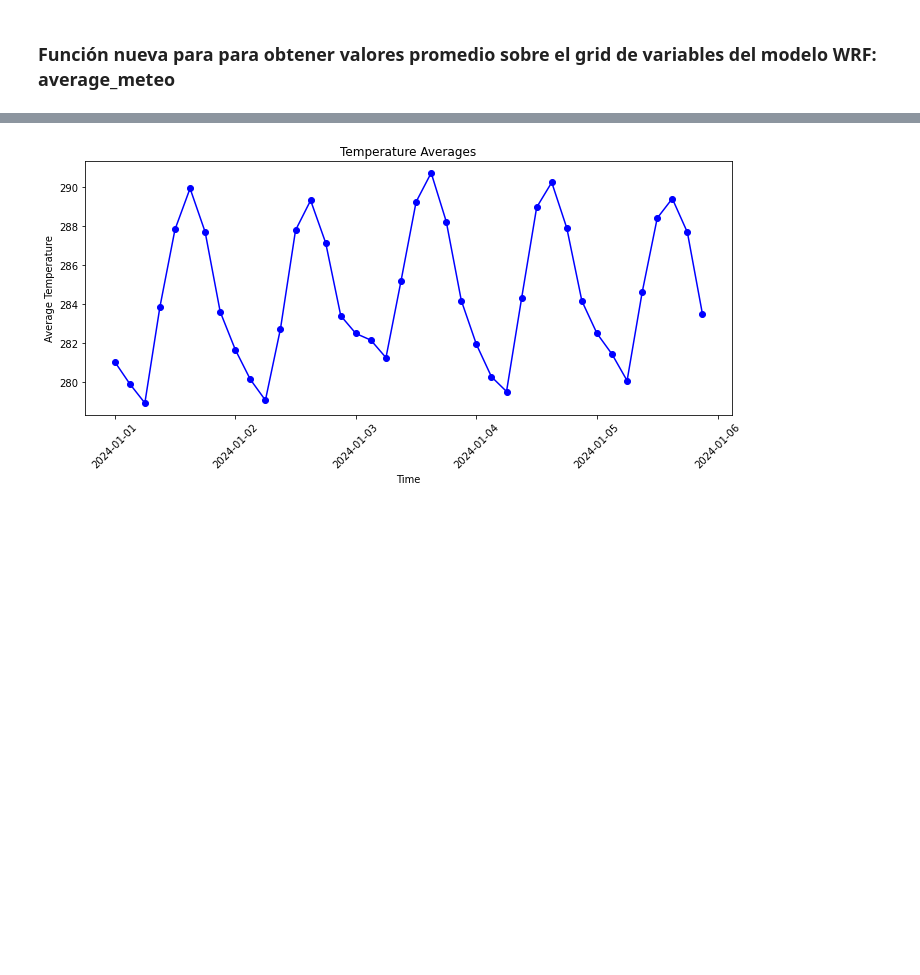
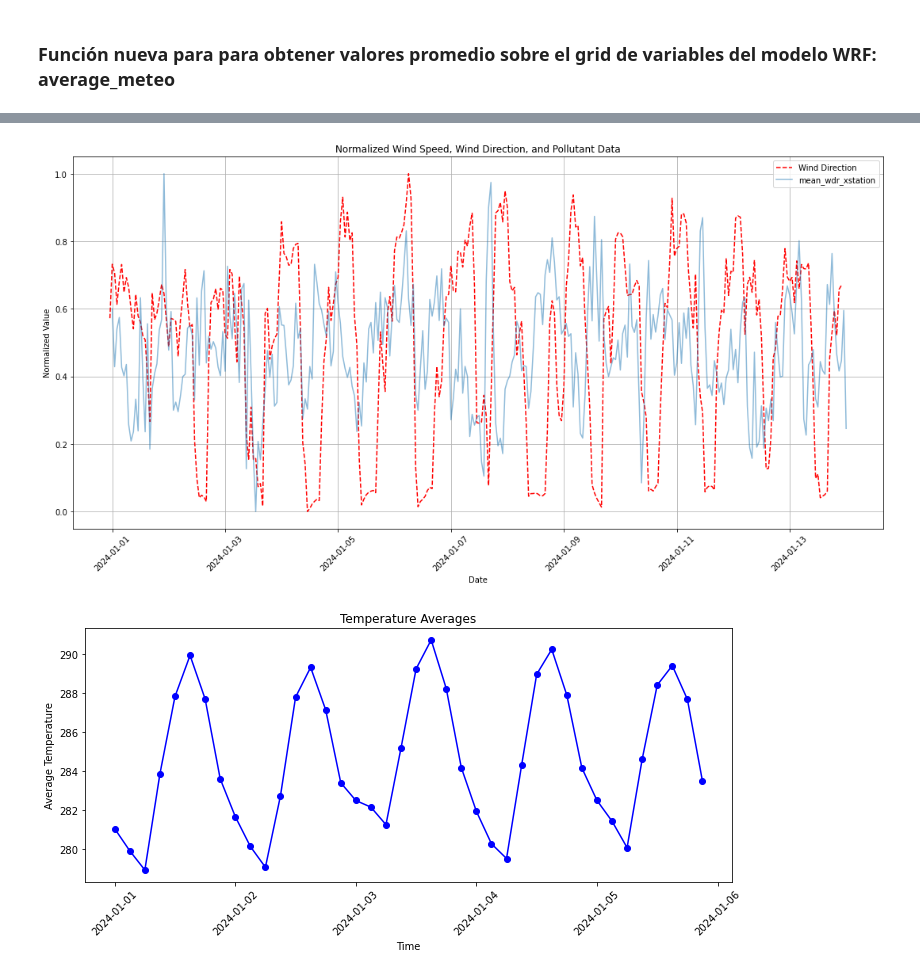
Before and after one commit to olmozavala/air_pollution_forecast, a Jupyter notebook: data_exploration/Notebook to test functions.ipynb, the cells around one changed output, grey strips where cells are left out. Saved outputs shown, nothing was run; the diff lists cells and outputs as text; code cells hidden in the pictures; blank space fills up the shorter version.

```diff
--- a/data_exploration/Notebook to test functions.ipynb
+++ b/data_exploration/Notebook to test functions.ipynb
@@ -121,3 +333,69 @@ Freq: H, dtype: float64
+# %%
+import pandas as pd
+import matplotlib.pyplot as plt
+from data_generator import average_meteo, pollutant_by_stations
+
+# Función para normalizar los datos
+def normalize_data(df):
+    return (df - df.min()) / (df.max() - df.min())
+
+# Ejemplo de uso
+start_date = "2024-01-01 00:00"
+end_date = "2024-01-14 00:00"
+hours = (pd.to_datetime(end_date) - pd.to_datetime(start_date)).days * 24
+
+# Obtener datos de velocidad y dirección del viento
+field = 'WIND'
+wsp_average, wdr_average = average_meteo(start_date, hours, field)
+#wsp_average.name = 'Wind Speed'
+wdr_average.name = 'Wind Direction'
+
+# Shift -1 hora
+#wsp_average.index = wsp_average.index - pd.Timedelta(hours=7)
+wdr_average.index = wdr_average.index - pd.Timedelta(hours=7)
+
+# Obtener datos de otros contaminantes
+all_stations = ["UIZ","AJU" ,"ATI" ,"CUA" ,"SFE" ,"SAG" ,"CUT" ,"PED" ,"TAH" ,"GAM" ,"IZT" ,"CCA" ,"HGM" ,"LPR" ,
+                "MGH" ,"CAM" ,"FAC" ,"TLA" ,"MER" ,"XAL" ,"LLA" ,"TLI" ,"UAX" ,"BJU" ,"MPA" ,
+                "MON" ,"NEZ" ,"INN" ,"AJM" ,"VIF"]
+pollutant = 'met_wdr'
+pollutant_data = pollutant_by_stations(start_date, end_date, all_stations, pollutant)
+
+pollutant_data = pollutant_data.mean(axis=1)
+# Convertir la Serie resultante en un DataFrame
+pollutant_data = pollutant_data.to_frame(name='mean_wdr_xstation')
+
+# Crear un DataFrame combinado
+combined_df = pd.DataFrame()
+combined_df = pd.concat([combined_df, wdr_average], axis=1)
+combined_df = pd.concat([combined_df, pollutant_data], axis=1)
+
+# Normalizar los datos
+combined_df = normalize_data(combined_df)
+
+# Graficar los datos
+plt.figure(figsize=(15, 8))
+
+# Graficar velocidad del viento
+#plt.plot(combined_df.index, combined_df['Wind Speed'], label='Wind Speed', linestyle='-', color='b')
+
+# Graficar dirección del viento
+plt.plot(combined_df.index, combined_df['Wind Direction'], label='Wind Direction', linestyle='--', color='r')
+
+# Graficar otros contaminantes
+for column in pollutant_data.columns:
+    plt.plot(combined_df.index, combined_df[column], label=column, linestyle='-', alpha=0.5)
+
+plt.title('Normalized Wind Speed, Wind Direction, and Pollutant Data')
+plt.xlabel('Date')
+plt.ylabel('Normalized Value')
+plt.legend()
+plt.xticks(rotation=45)
+plt.grid(True)
+plt.tight_layout()
+plt.show()
+# %% [output]
+[figure, added]
 # %%
 # %% Usando funcion average_meteo para plotear 5 días
 
```
Also changed, not shown: parts of 21 cells of this notebook, 3 other files.
